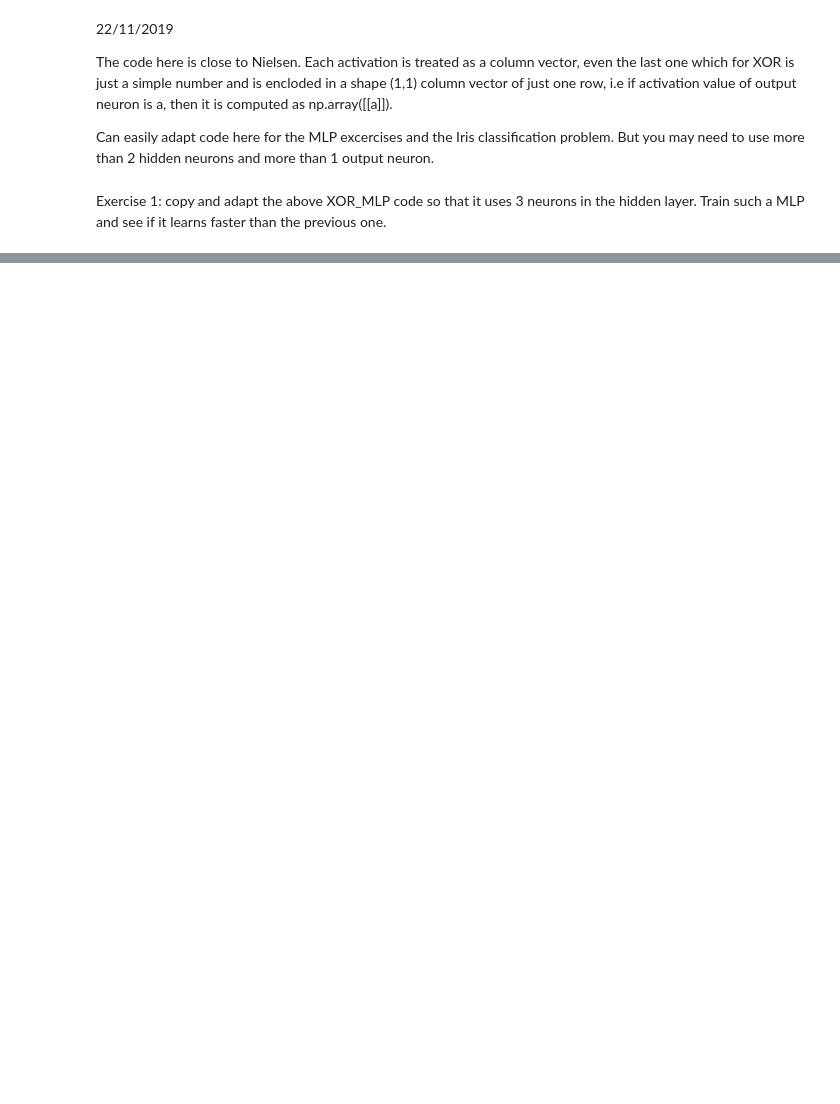
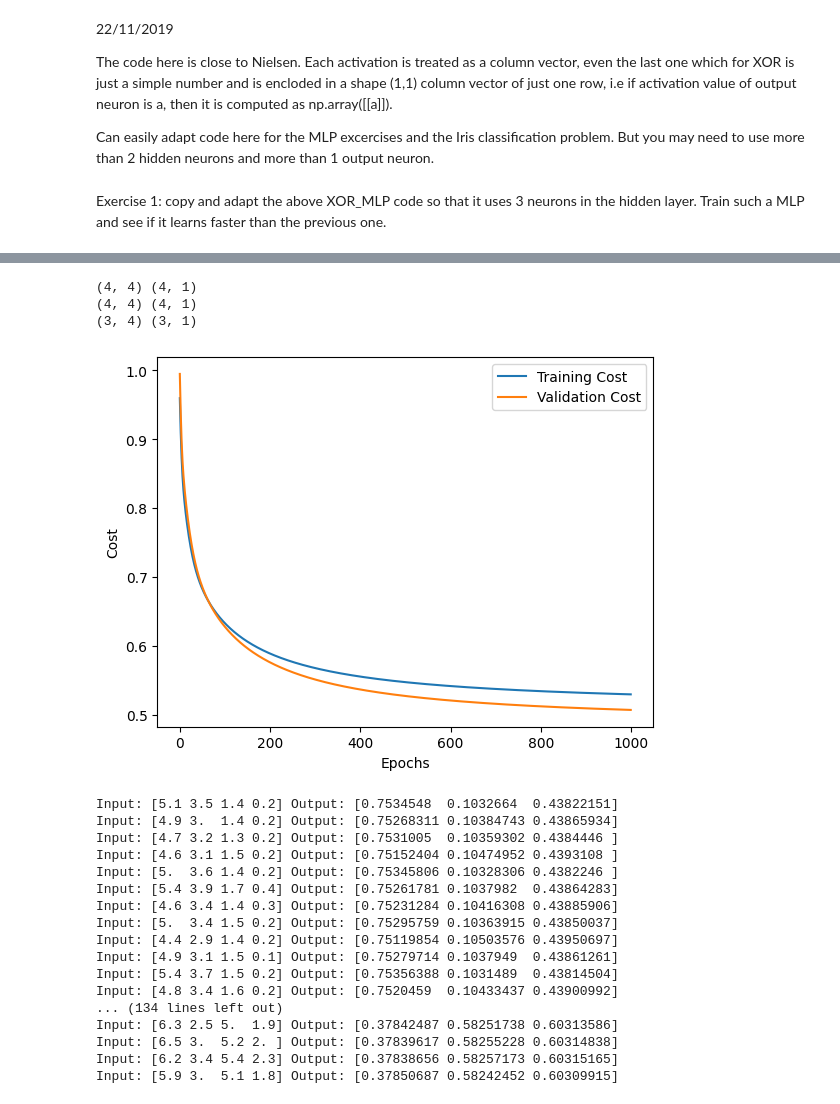
Before and after one commit to MatthewBradon/Sigmoid_MLP, a Jupyter notebook: XOR_MLP v1.ipynb, the cells around one changed output, grey strips where cells are left out. Drawn from its saved outputs; the diff is of its cells as text; code cells hidden in the pictures; blank space fills up the shorter version.

```diff
--- a/XOR_MLP v1.ipynb
+++ b/XOR_MLP v1.ipynb
@@ -876,0 +1191,68 @@ bc_mlp.human_readable_feedforward(xs)
+# %%
+#Problem 4 Iris Dataset  using validation MLP
+#Import iris_data.csv into a dataframe
+df = pd.read_csv('iris_data.csv', header=None)
+
+#Last column is the output
+training_outputs = df.iloc[:,-1]
+
+training_outputs = pd.get_dummies(training_outputs)
+
+training_outputs = training_outputs.to_numpy()
+
+#Convert y true and false to 1 and 0
+training_outputs = training_outputs.astype(int)
+
+
+#Drop last column from dataframe
+df = df.drop(df.columns[[-1]], axis=1)
+
+#Convert dataframe to numpy array
+training_inputs = df.to_numpy()
+
+#Clean up data
+training_inputs = training_inputs.astype(float)
+
+xs = training_inputs.T
+
+
+input_size = 4
+hidden_layer_sizes = [4,4]
+output_size = 3
+
+iris_mlp = validation_MLP(input_size, hidden_layer_sizes, output_size)
+
+iris_mlp.train_inputs = training_inputs
+iris_mlp.train_outputs = training_outputs
+
+iris_mlp.validation_inputs = test_inputs
+iris_mlp.validation_outputs = test_outputs
+
+
+epochs = 1000
+
+c = iris_mlp.train(epochs, 1.0)
+
+iris_mlp.human_readable_feedforward(xs)
+# %% [output]
+(4, 4) (4, 1)
+(4, 4) (4, 1)
+(3, 4) (3, 1)
+[figure, added]
+Input: [5.1 3.5 1.4 0.2] Output: [0.7534548  0.1032664  0.43822151]
+Input: [4.9 3.  1.4 0.2] Output: [0.75268311 0.10384743 0.43865934]
+Input: [4.7 3.2 1.3 0.2] Output: [0.7531005  0.10359302 0.4384446 ]
+Input: [4.6 3.1 1.5 0.2] Output: [0.75152404 0.10474952 0.4393108 ]
+Input: [5.  3.6 1.4 0.2] Output: [0.75345806 0.10328306 0.4382246 ]
+Input: [5.4 3.9 1.7 0.4] Output: [0.75261781 0.1037982  0.43864283]
+Input: [4.6 3.4 1.4 0.3] Output: [0.75231284 0.10416308 0.43885906]
+Input: [5.  3.4 1.5 0.2] Output: [0.75295759 0.10363915 0.43850037]
+Input: [4.4 2.9 1.4 0.2] Output: [0.75119854 0.10503576 0.43950697]
+Input: [4.9 3.1 1.5 0.1] Output: [0.75279714 0.1037949  0.43861261]
+Input: [5.4 3.7 1.5 0.2] Output: [0.75356388 0.1031489  0.43814504]
+Input: [4.8 3.4 1.6 0.2] Output: [0.7520459  0.10433437 0.43900992]
+... (134 lines left out)
+Input: [6.3 2.5 5.  1.9] Output: [0.37842487 0.58251738 0.60313586]
+Input: [6.5 3.  5.2 2. ] Output: [0.37839617 0.58255228 0.60314838]
+Input: [6.2 3.4 5.4 2.3] Output: [0.37838656 0.58257173 0.60315165]
+Input: [5.9 3.  5.1 1.8] Output: [0.37850687 0.58242452 0.60309915]
```
Also changed, not shown: parts of 10 cells of this notebook.
